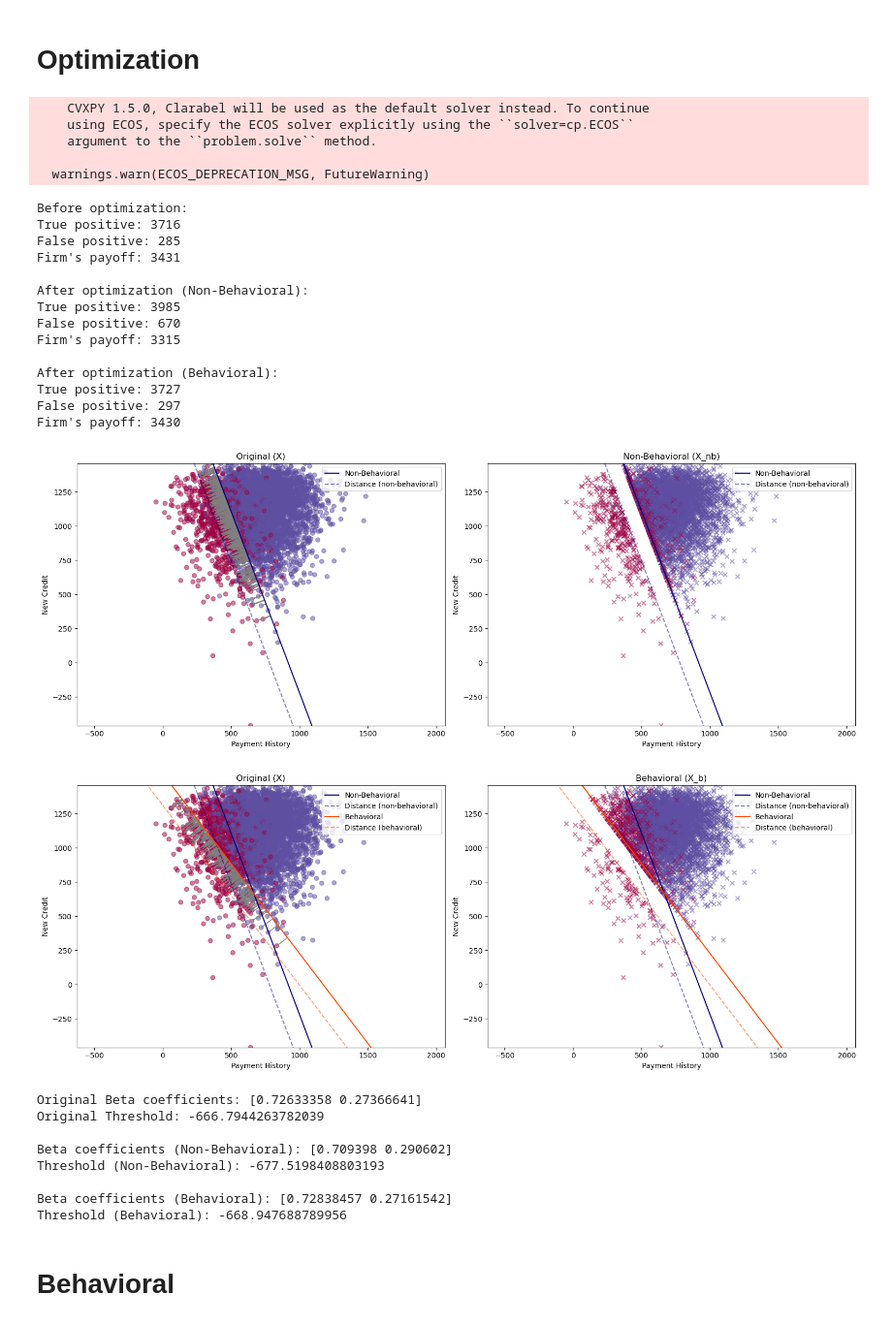
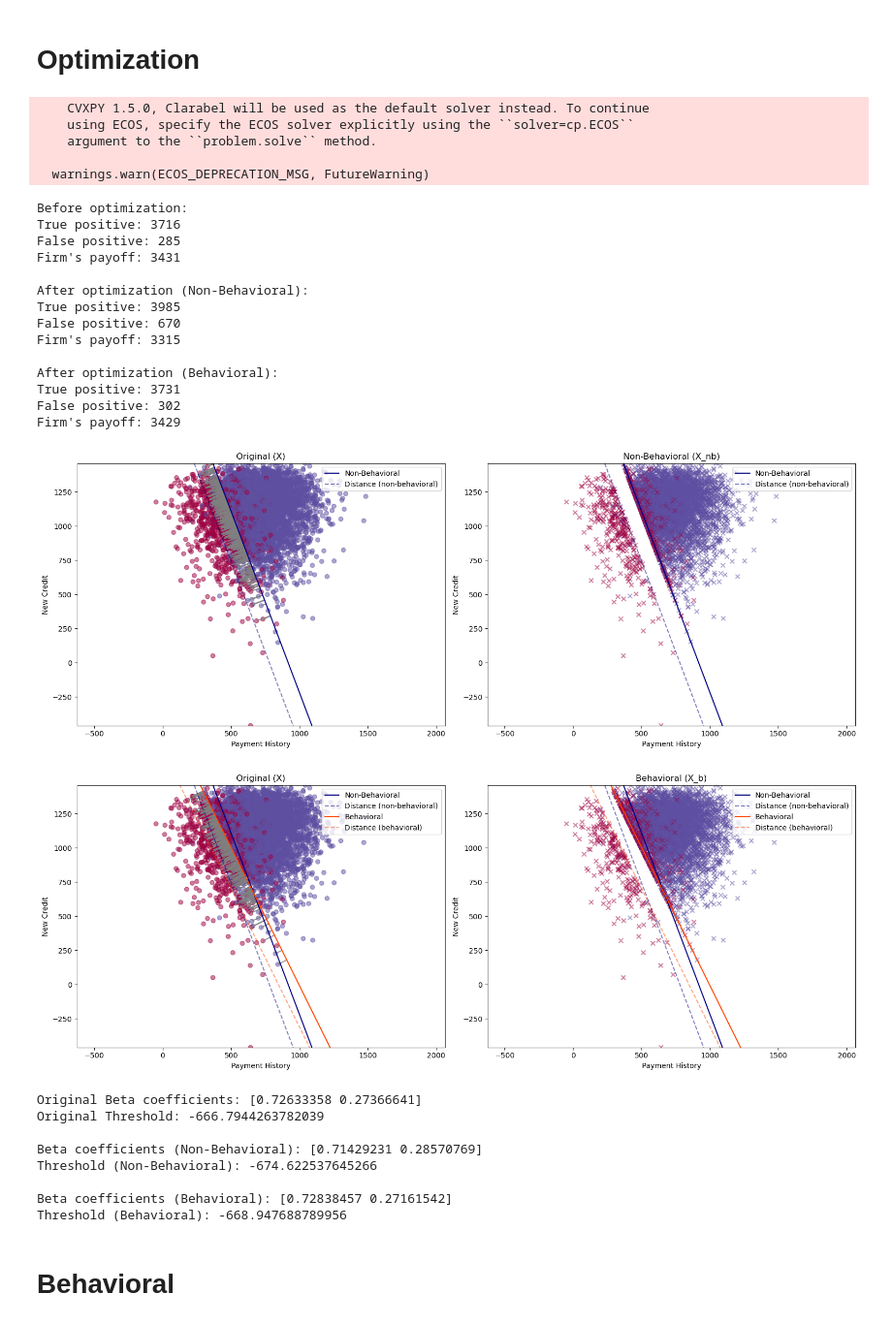
Before and after one commit to RamanEbrahimi/Research, a Jupyter notebook: Explainable AI/simulation_V2.ipynb, the cells around one changed output. Shown at 97% size. Saved outputs shown, nothing was run; the diff lists cells and outputs as text; code cells hidden in the pictures.

```diff
--- a/Explainable AI/simulation_V2.ipynb
+++ b/Explainable AI/simulation_V2.ipynb
@@ -328,7 +328,7 @@ def create_side_by_side_plots_with_arrows(dataset1, dataset2, labels, title1, ti
     plt.show()
 # %%
 B = 100
-gamma_vis = 0.5
+gamma_vis = 0.8
 
 feature1='Payment History'
 feature2='New Credit'
@@ -402,42 +402,42 @@ create_side_by_side_plots_with_arrows(X_vis, X_b_vis, y_vis, 'Original (X)', 'Be
 
 beta_new_b, threshold_new_b = logistic_regression_with_sum_constraint(X_nb_vis, y_vis)
 beta_new_nb, threshold_new_nb = logistic_regression_with_sum_constraint(X_b_vis, y_vis)
 
 print("Original Beta coefficients:", beta_og)
 print("Original Threshold:", threshold_vis)
 
 print("\nBeta coefficients (Non-Behavioral):", beta_new_nb)
 print("Threshold (Non-Behavioral):", threshold_new_nb)
 
 print("\nBeta coefficients (Behavioral):", beta_new_b)
 print("Threshold (Behavioral):", threshold_new_b)
 # %% [output]
     CVXPY 1.5.0, Clarabel will be used as the default solver instead. To continue
     using ECOS, specify the ECOS solver explicitly using the ``solver=cp.ECOS``
     argument to the ``problem.solve`` method.
 
   warnings.warn(ECOS_DEPRECATION_MSG, FutureWarning)
 Before optimization:
 True positive: 3716
 False positive: 285
 Firm's payoff: 3431
 
 After optimization (Non-Behavioral):
 True positive: 3985
 False positive: 670
 Firm's payoff: 3315
 
 After optimization (Behavioral):
-True positive: 3727
-False positive: 297
-Firm's payoff: 3430
+True positive: 3731
+False positive: 302
+Firm's payoff: 3429
 [figure]
-[figure, old version]
+[figure, new version]
 Original Beta coefficients: [0.72633358 0.27366641]
 Original Threshold: -666.7944263782039
 
-Beta coefficients (Non-Behavioral): [0.709398 0.290602]
-Threshold (Non-Behavioral): -677.5198408803193
+Beta coefficients (Non-Behavioral): [0.71429231 0.28570769]
+Threshold (Non-Behavioral): -674.622537645266
 
 Beta coefficients (Behavioral): [0.72838457 0.27161542]
 Threshold (Behavioral): -668.947688789956
```
